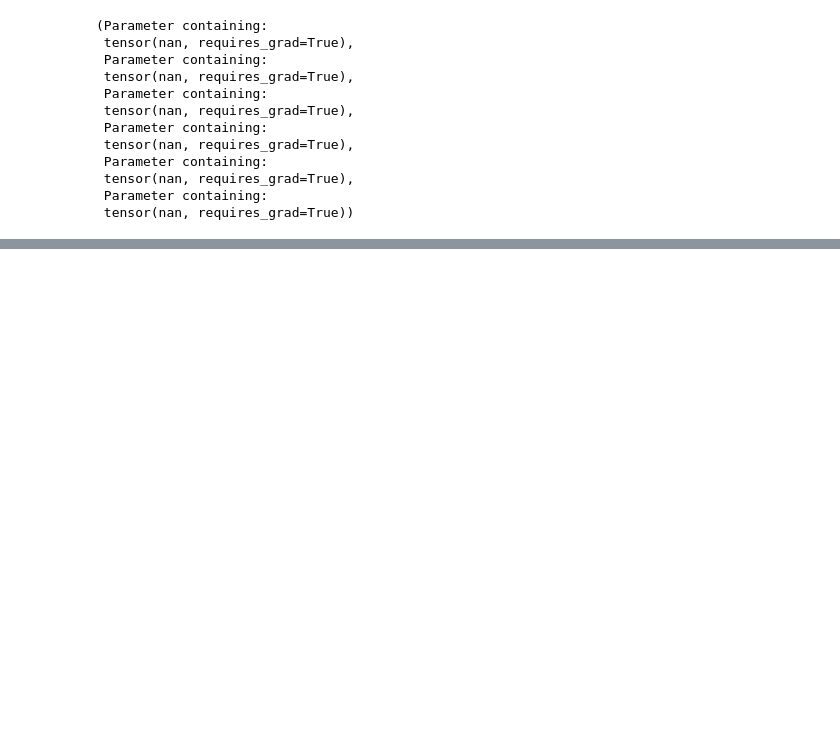
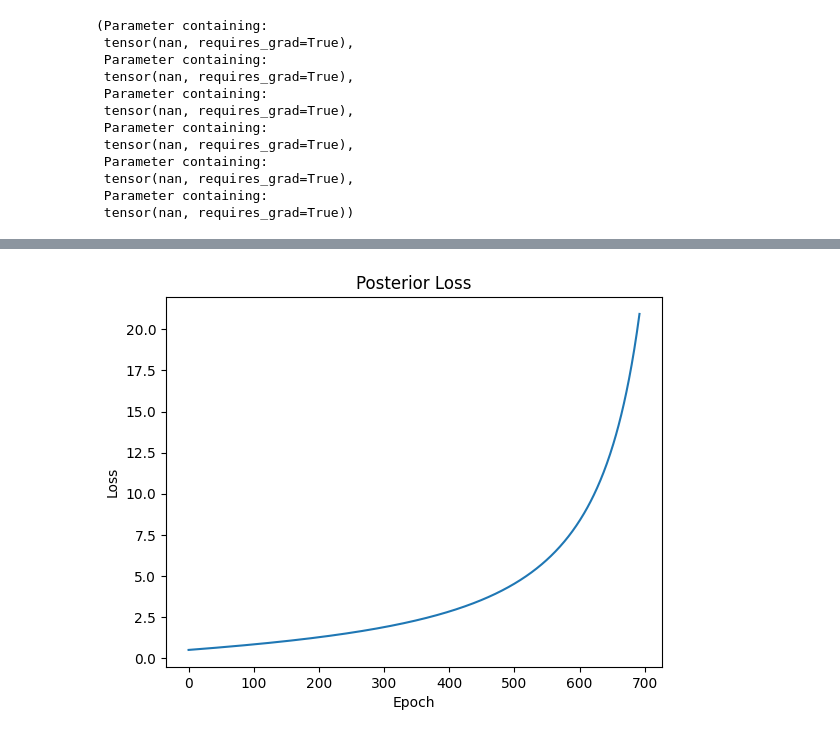
Before and after one commit to Tqkoyaki/Research, a Jupyter notebook: LinearRegressionApril.ipynb, the cells around one changed output, grey strips where cells are left out. Cells and saved outputs as stored; diff of their text form; code cells hidden in the pictures; blank space fills up the shorter version.

```diff
--- a/LinearRegressionApril.ipynb
+++ b/LinearRegressionApril.ipynb
@@ -135,0 +171,4 @@ fig.set(xlabel='Epoch', ylabel='Loss', title='Posterior Loss')
+# %%
+fig = sns.lineplot(x=range(len(model_pl.pb.losses)), y=model_pl.pb.losses)
+fig.set(xlabel='Epoch', ylabel='Loss', title='Posterior Loss')
+# %% [output]
@@ -135,0 +176 @@ fig.set(xlabel='Epoch', ylabel='Loss', title='Posterior Loss')
+[figure, added]
```
Also changed, not shown: parts of 8 cells of this notebook.
